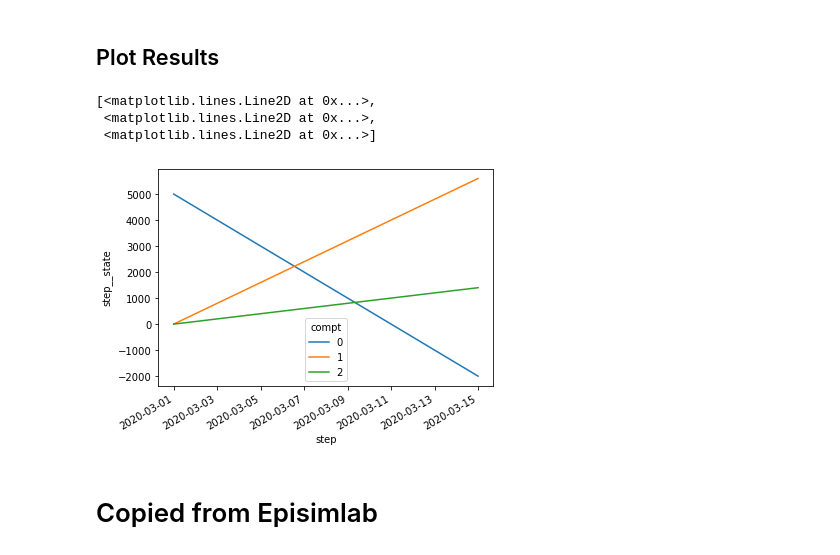
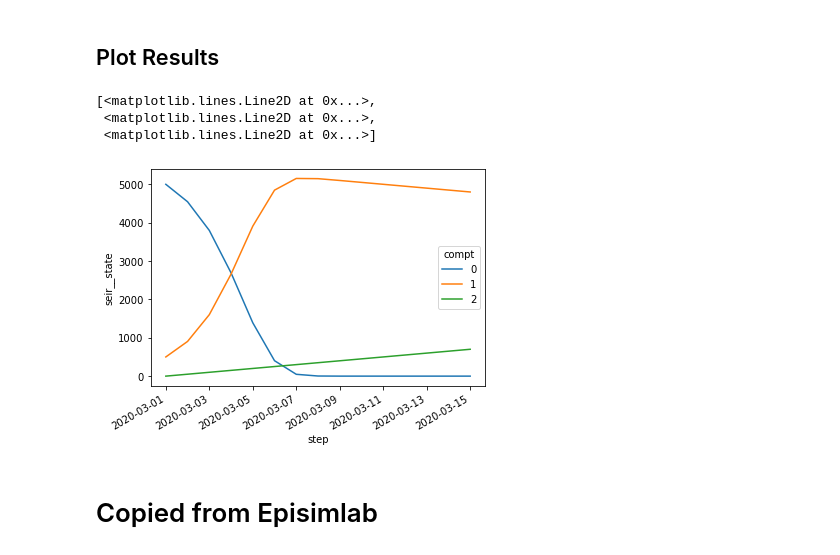
Before and after one commit to UT-Covid/episimlab, a Jupyter notebook: notebooks/20210731_markov_sandbox.ipynb, the cells around one changed output. Drawn from its saved outputs; the diff is of its cells as text; code cells hidden in the pictures.

Commit message:
Minimally viable SIR model with FOI and recovery rate

```diff
--- a/notebooks/20210731_markov_sandbox.ipynb
+++ b/notebooks/20210731_markov_sandbox.ipynb
@@ -188,6 +190,7 @@ class SetTimeZero:
             coords=dict(compt=self.COMPT_COORDS, age=self.AGE_COORDS)
         )
         self.state.loc[dict(compt='S')] = 1e3
+        self.state.loc[dict(compt='I')] = 100
 # %%
 @xs.process
 class RecoveryRate:
@@ -324,19 +367,11 @@ class Step:
-# %%
-@xs.process
-class FOI:
-    """Subset TM for S -> I transition"""
-    state = glob('state', intent='in')
-    # subset of TM that changes due to FOI
-    rate_S2I = var(intent='out', groups=['tm'])
-
-    def initialize(self):
-        self.rate_S2I = 0.
-
-    def run_step(self):
-        self.rate_S2I = self.foi
-
-    @property
-    def foi(self):
-        return 100.
 # %% [markdown]
 ## Run Model
+# %%
+model = xs.Model({
+    'set_t0': SetTimeZero,
+    'seir': SEIR,
+    'foi': FOI,
+    'init_compt_graph': InitComptGraph,
+    'recovery_rate': RecoveryRate
+})
+model.visualize(show_inputs=True, show_variables=True)
@@ -343,22 +380,16 @@ class FOI:
 # %%
-model = xs.Model({
-    'set_t0': SetTimeZero,
-    'agg_tm': AggregateTM,
-    'step': Step,
-    'foi': FOI,
-    'init_compt_graph': InitComptGraph,
-    'recovery_rate': RecoveryRate
-})
 in_ds = xs.create_setup(
     model=model,
     clocks={
         'step': pd.date_range(start='3/1/2020', end='3/15/2020', freq='24H')
     },
     input_vars={
-
+        'foi__beta': 1.,
+        'foi__phi': 5.,
+        'recovery_rate__gamma': 0.1,
     },
     output_vars={
-        'step__state': 'step'
+        'seir__state': 'step'
     }
 )
 out_ds = in_ds.xsimlab.run(model=model, decoding=dict(mask_and_scale=False))
@@ -393,12 +409,12 @@ Data variables:
 # %% [markdown]
 ## Plot Results
 # %%
-out_ds['step__state'].sum('age').plot.line(x='step')
+out_ds['seir__state'].sum('age').plot.line(x='step')
 # %% [output]
 [<matplotlib.lines.Line2D at 0x...>,
  <matplotlib.lines.Line2D at 0x...>,
  <matplotlib.lines.Line2D at 0x...>]
-[figure, old version]
+[figure, new version]
 # %% [markdown]
 # Copied from Episimlab
 # %%
```
Also changed, not shown: parts of 11 cells of this notebook.
